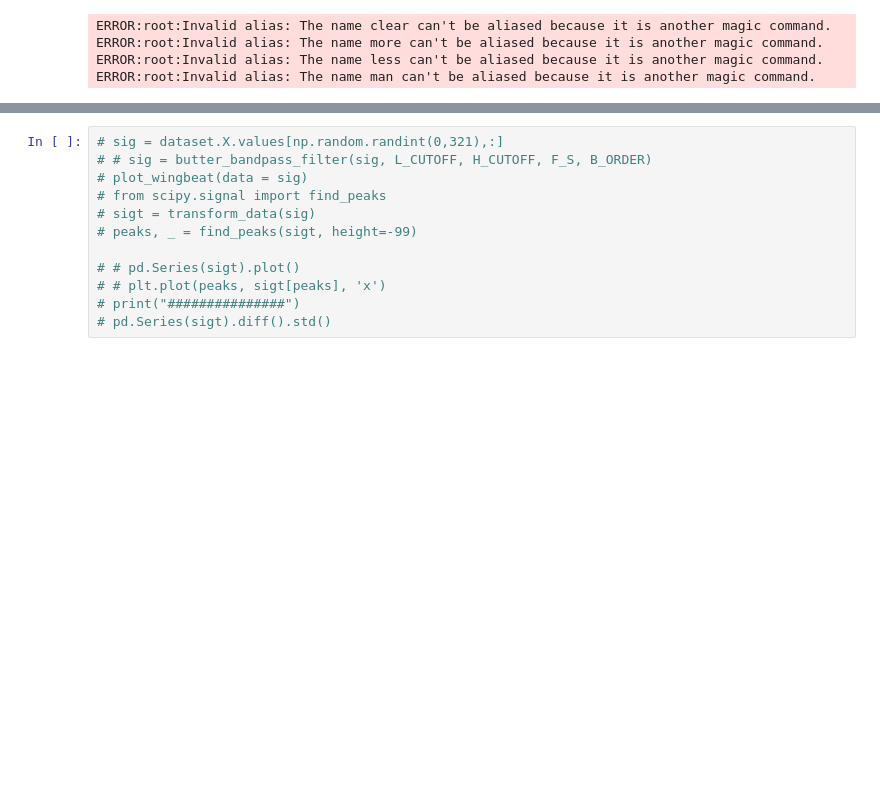
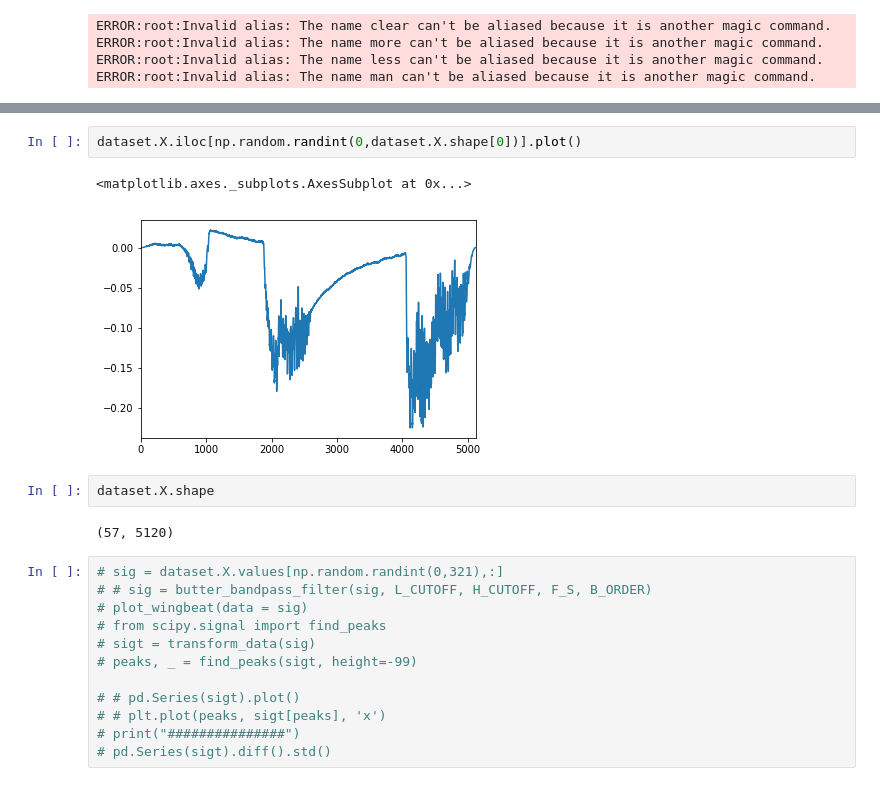
Before and after one commit to kalfasyan/wingbeat_frequencies, a Jupyter notebook: Analyzing_SDcard_data.ipynb, the cells around one changed output, grey strips where cells are left out. Cells and saved outputs as stored; diff of their text form; blank space fills up the shorter version.

```diff
--- a/Analyzing_SDcard_data.ipynb
+++ b/Analyzing_SDcard_data.ipynb
@@ -27,3 +40,12 @@ dataset.get_frequency_peaks()
+# %%
+dataset.X.iloc[np.random.randint(0,dataset.X.shape[0])].plot()
+# %% [output]
+<matplotlib.axes._subplots.AxesSubplot at 0x...>
+[figure, added]
+# %%
+dataset.X.shape
+# %% [output]
+(57, 5120)
 # %%
 # sig = dataset.X.values[np.random.randint(0,321),:]
 # # sig = butter_bandpass_filter(sig, L_CUTOFF, H_CUTOFF, F_S, B_ORDER)
```
Also changed, not shown: parts of 5 cells of this notebook, 1 other file.
